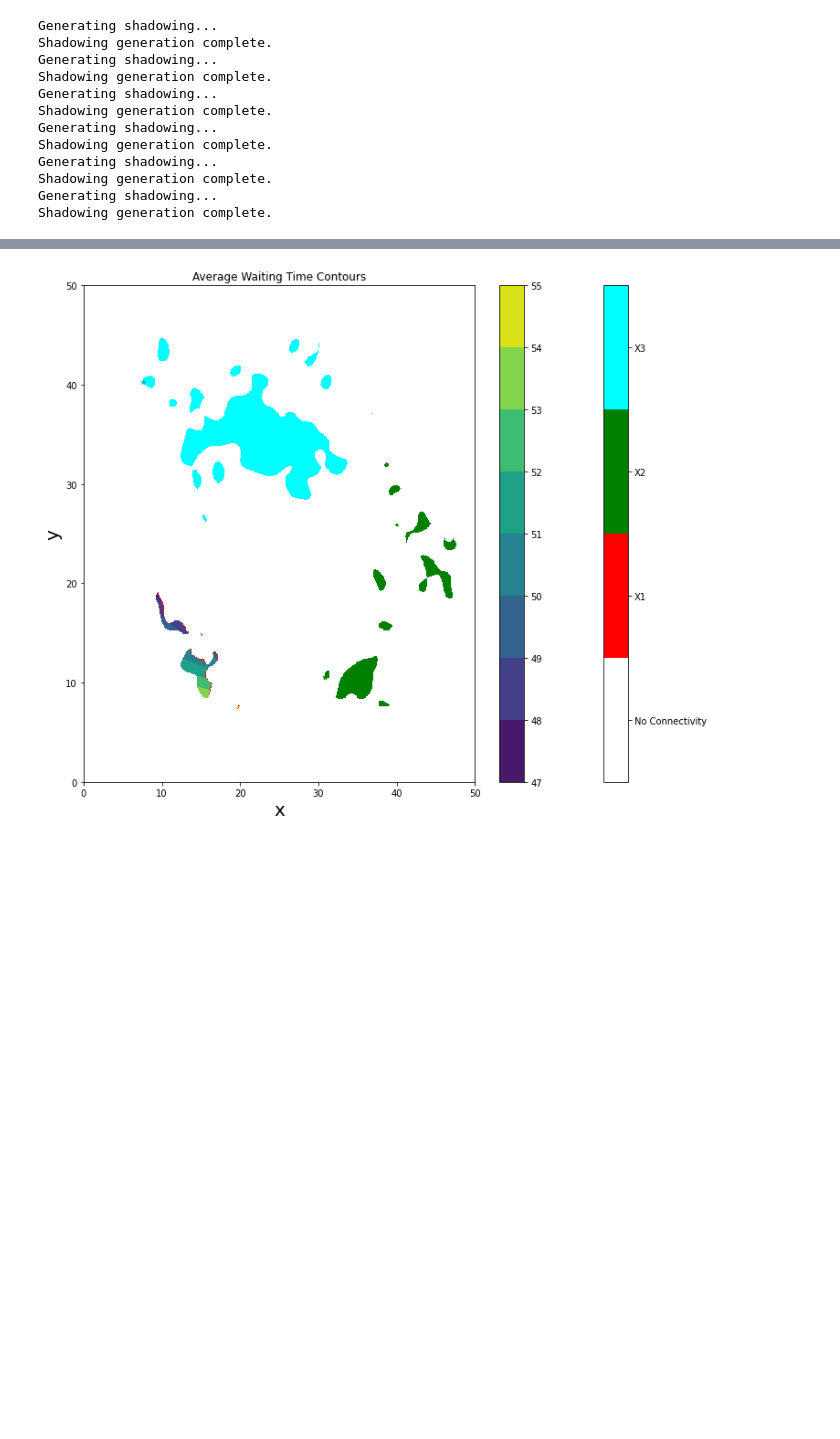
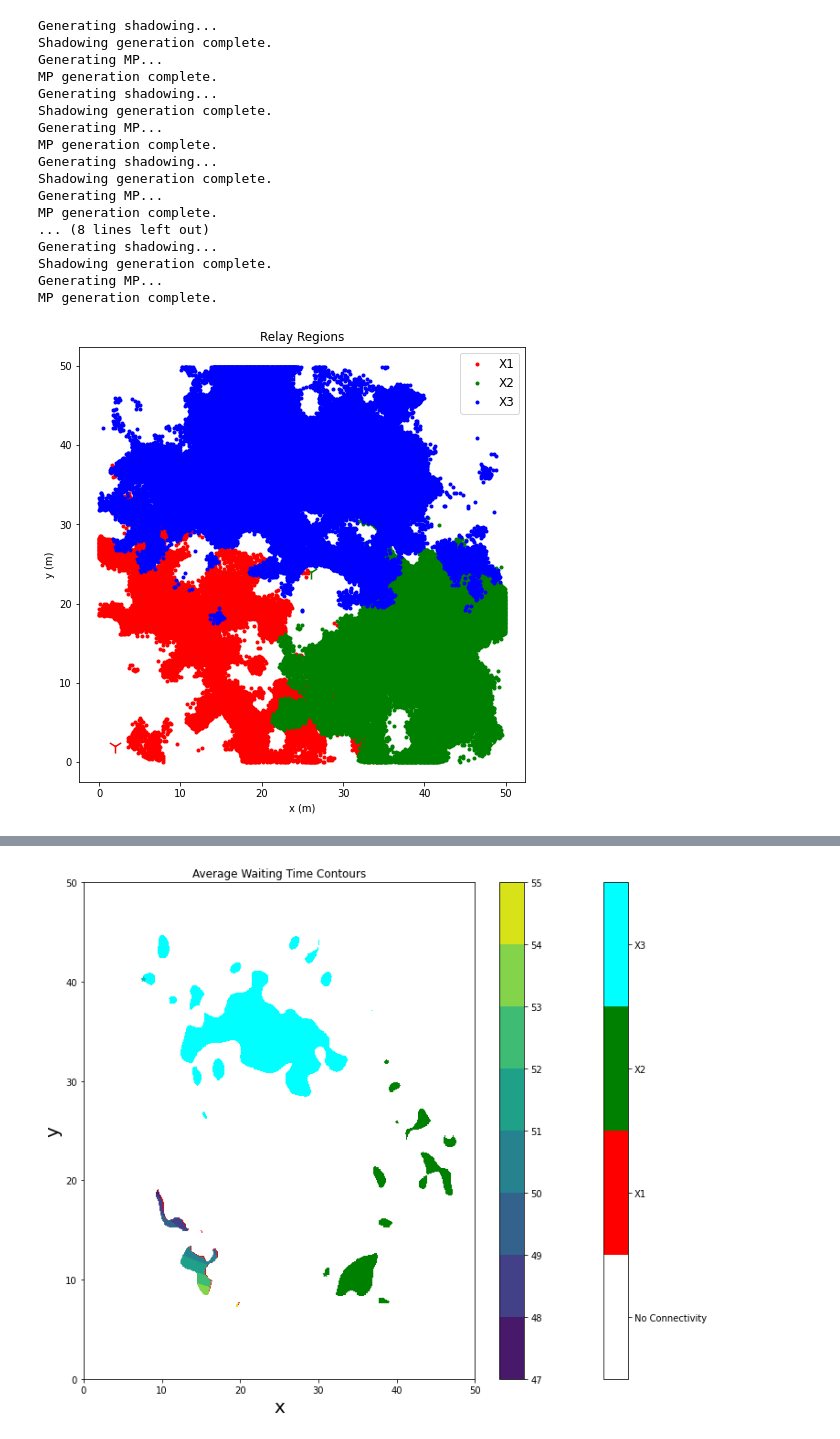
Before and after one commit to zhiyunjiang/CommMotionPlanning, a Jupyter notebook: python/touring_relay/comm_environment_setup.ipynb, the cells around one changed output, grey strips where cells are left out. Saved outputs shown, nothing was run; the diff lists cells and outputs as text; code cells hidden in the pictures; blank space fills up the shorter version.

```diff
--- a/python/touring_relay/comm_environment_setup.ipynb
+++ b/python/touring_relay/comm_environment_setup.ipynb
@@ -21,7 +21,7 @@ import dtr
 
 #For now, use same channel params
 nPL = 4.2
-kPL = -40
+kPL = -35
 
 decorrSH = 3.09
 alpha = 8.41
@@ -53,20 +53,54 @@ res = 10
 #Create Comm Channels
 ccs = [CC.CommChannel(cps[i], region, res) for i in range(len(cps))]
 for cc in ccs:
-        cc.generateSH();#cc.generateMP(2)
+        cc.generateSH();cc.generateMP(2)
 # %% [output]
 Generating shadowing...
 Shadowing generation complete.
+Generating MP...
+MP generation complete.
 Generating shadowing...
 Shadowing generation complete.
+Generating MP...
+MP generation complete.
 Generating shadowing...
 Shadowing generation complete.
+Generating MP...
+MP generation complete.
+... (8 lines left out)
 Generating shadowing...
 Shadowing generation complete.
-Generating shadowing...
-Shadowing generation complete.
-Generating shadowing...
-Shadowing generation complete.
+Generating MP...
+MP generation complete.
+# %%
+def indices_to_pts(r, region, res):
+    #First get the non-zero indices
+    idcs = np.array(np.where(r>0)).T
+    pts = idcs - [region[1], region[3]]
+    pts = pts/res
+    return pts
+
+fig = plt.figure(figsize=(8,8))
+color_array=['r', 'g', 'b']
+#plot the connectivity fields
+cfs = [cc.getConnectionField(-92) for cc in ccs]
+for i in range(3):
+    r = cfs[2*i]*cfs[2*i+1]
+    pts = indices_to_pts(r, region, res)
+    plt.plot(pts[:,0], pts[:,1], '.'+str(color_array[i]), label='X'+str(i+1))
+
+for i in range(3):
+    plt.scatter([qBase[2*i][0], qBase[2*i+1][0]], [qBase[2*i][1], qBase[2*i+1][1]],
+                color=color_array[i], marker='1', s=200)
+
+
+plt.xlabel('x (m)')
+plt.ylabel('y (m)')
+plt.title('Relay Regions')
+plt.legend(prop={'size':12})
+plt.show()
+# %% [output]
+[figure, added]
 # %%
 color_array=['white', 'red', 'green', 'cyan']
 #plot the connectivity fields
```
Also changed, not shown: parts of 17 cells of this notebook, 8 other files.
